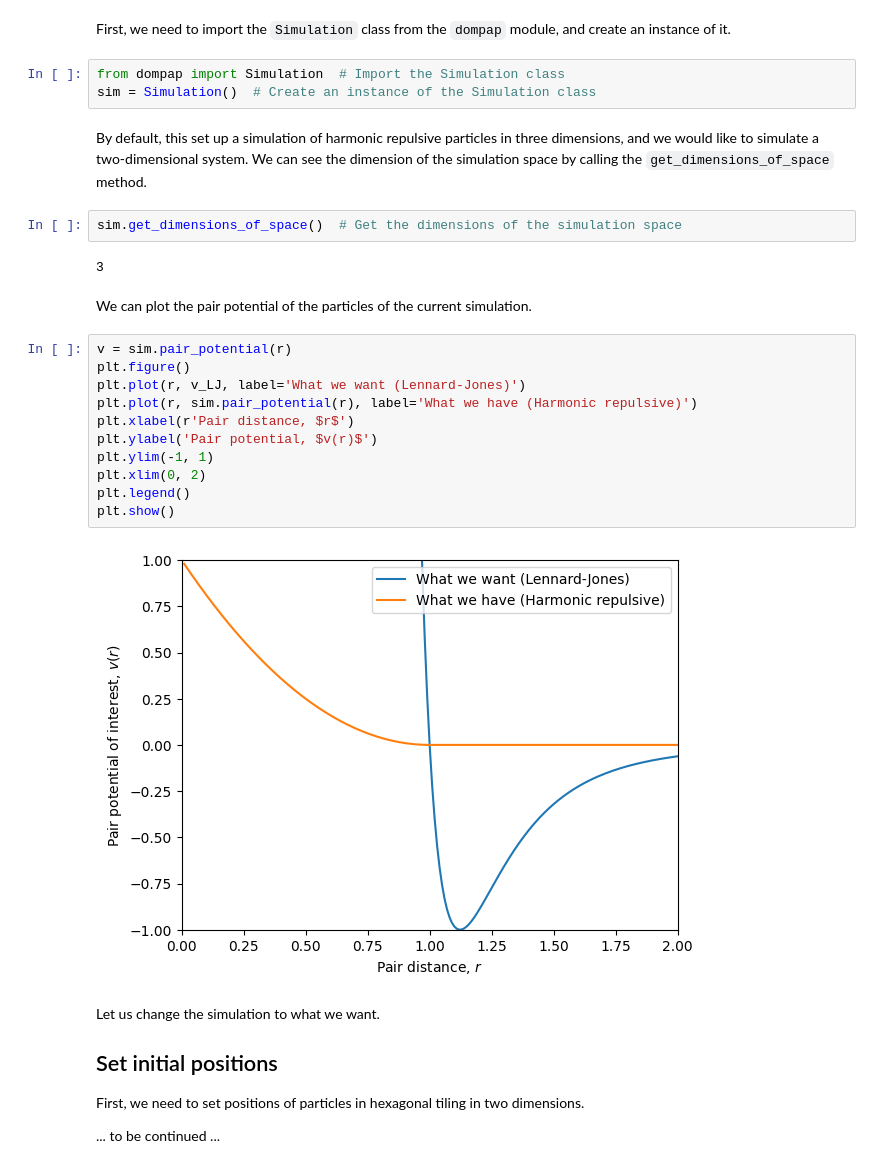
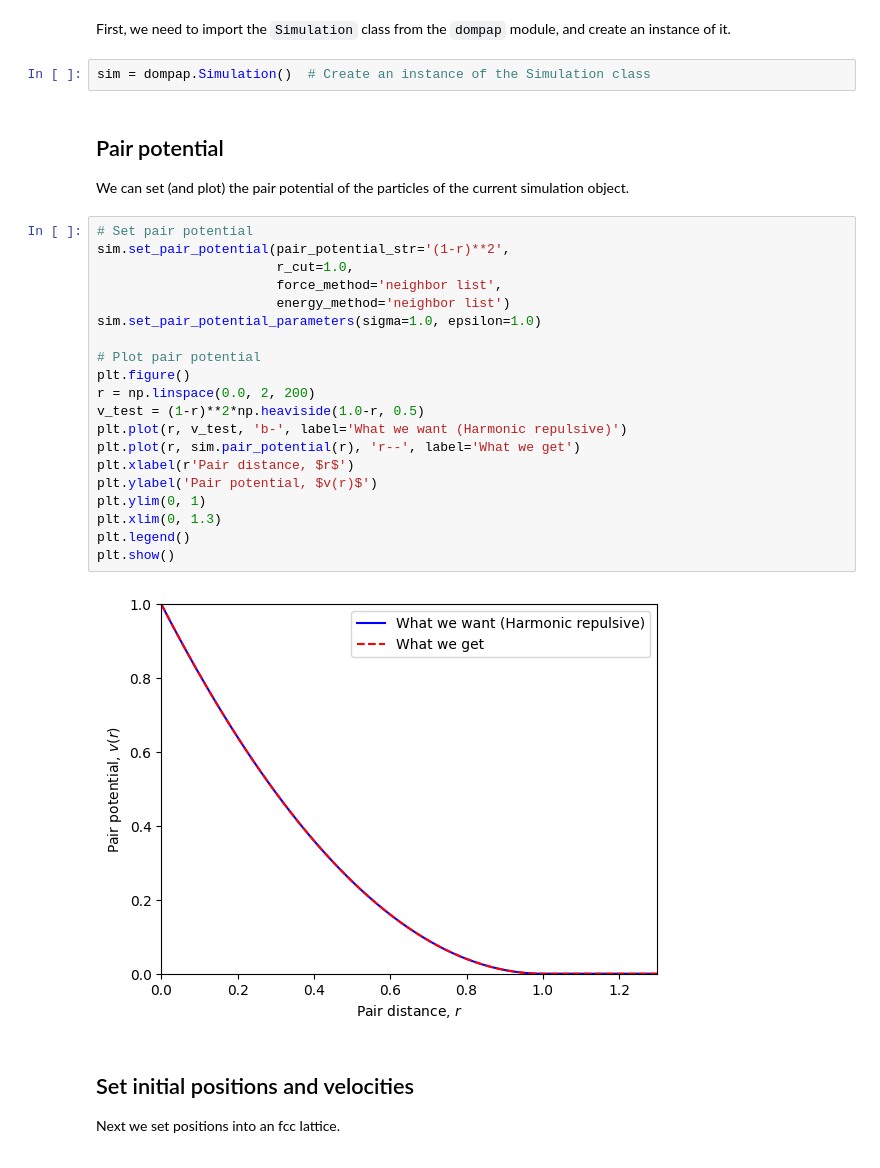
Before and after one commit to urpedersen/dompap, a Jupyter notebook: docs/source/tutorial.ipynb, the cells around one changed output. Saved outputs shown, nothing was run; the diff lists cells and outputs as text.

```diff
--- a/docs/source/tutorial.ipynb
+++ b/docs/source/tutorial.ipynb
@@ -46,33 +32,32 @@ plt.show()
 # %% [markdown]
 First, we need to import the `Simulation` class from the `dompap` module, and create an instance of it.
 # %%
-from dompap import Simulation  # Import the Simulation class
-sim = Simulation()  # Create an instance of the Simulation class
+sim = dompap.Simulation()  # Create an instance of the Simulation class
-# %% [markdown]
-By default, this set up a simulation of harmonic repulsive particles in three dimensions, and we would like to simulate a two-dimensional system. We can see the dimension of the simulation space by calling the `get_dimensions_of_space` method.
-# %%
-sim.get_dimensions_of_space()  # Get the dimensions of the simulation space
-# %% [output]
-3
 # %% [markdown]
-We can plot the pair potential of the particles of the current simulation.
+## Pair potential
+We can set (and plot) the pair potential of the particles of the current simulation object.
 # %%
-v = sim.pair_potential(r)
+# Set pair potential
+sim.set_pair_potential(pair_potential_str='(1-r)**2',
+                       r_cut=1.0,
+                       force_method='neighbor list',
+                       energy_method='neighbor list')
+sim.set_pair_potential_parameters(sigma=1.0, epsilon=1.0)
+
+# Plot pair potential
 plt.figure()
-plt.plot(r, v_LJ, label='What we want (Lennard-Jones)')
-plt.plot(r, sim.pair_potential(r), label='What we have (Harmonic repulsive)')
+r = np.linspace(0.0, 2, 200)
+v_test = (1-r)**2*np.heaviside(1.0-r, 0.5)
+plt.plot(r, v_test, 'b-', label='What we want (Harmonic repulsive)')
+plt.plot(r, sim.pair_potential(r), 'r--', label='What we get')
 plt.xlabel(r'Pair distance, $r$')
 plt.ylabel('Pair potential, $v(r)$')
-plt.ylim(-1, 1)
-plt.xlim(0, 2)
+plt.ylim(0, 1)
+plt.xlim(0, 1.3)
 plt.legend()
 plt.show()
 # %% [output]
-[figure, old version]
+[figure, new version]
 # %% [markdown]
-Let us change the simulation to what we want.
-
-## Set initial positions
-First, we need to set positions of particles in hexagonal tiling in two dimensions.
-
-... to be continued ...
+## Set initial positions and velocities
+Next we set positions into an fcc lattice.
```
Also changed, not shown: parts of 14 cells of this notebook, 2 other files.
